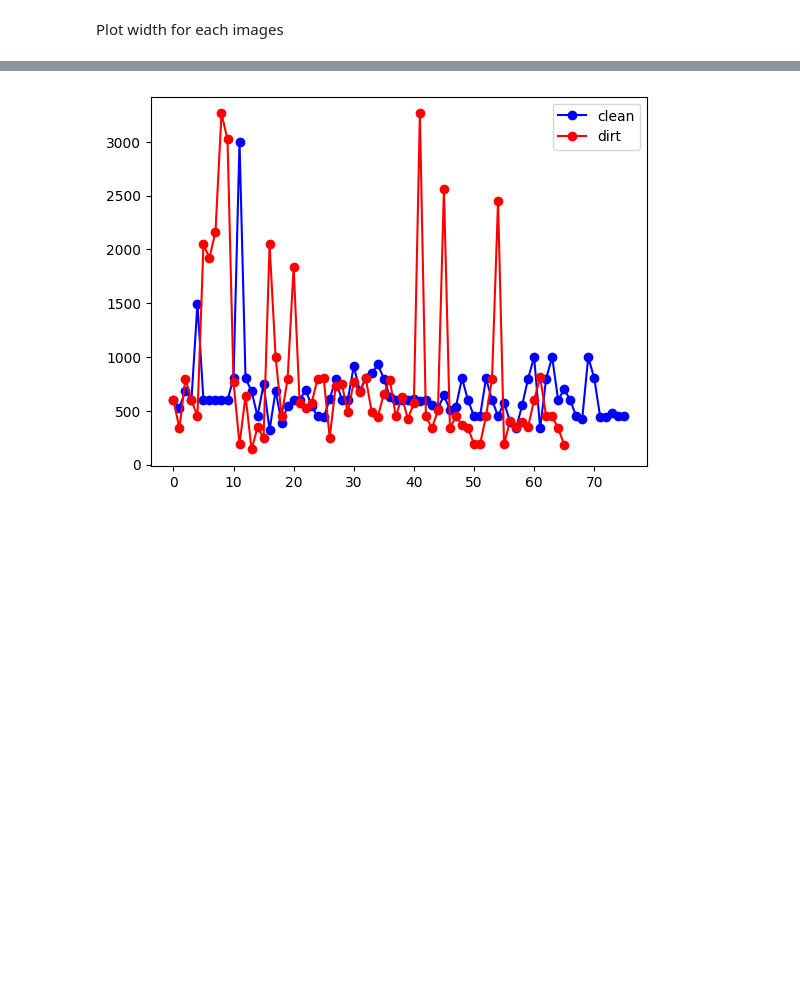
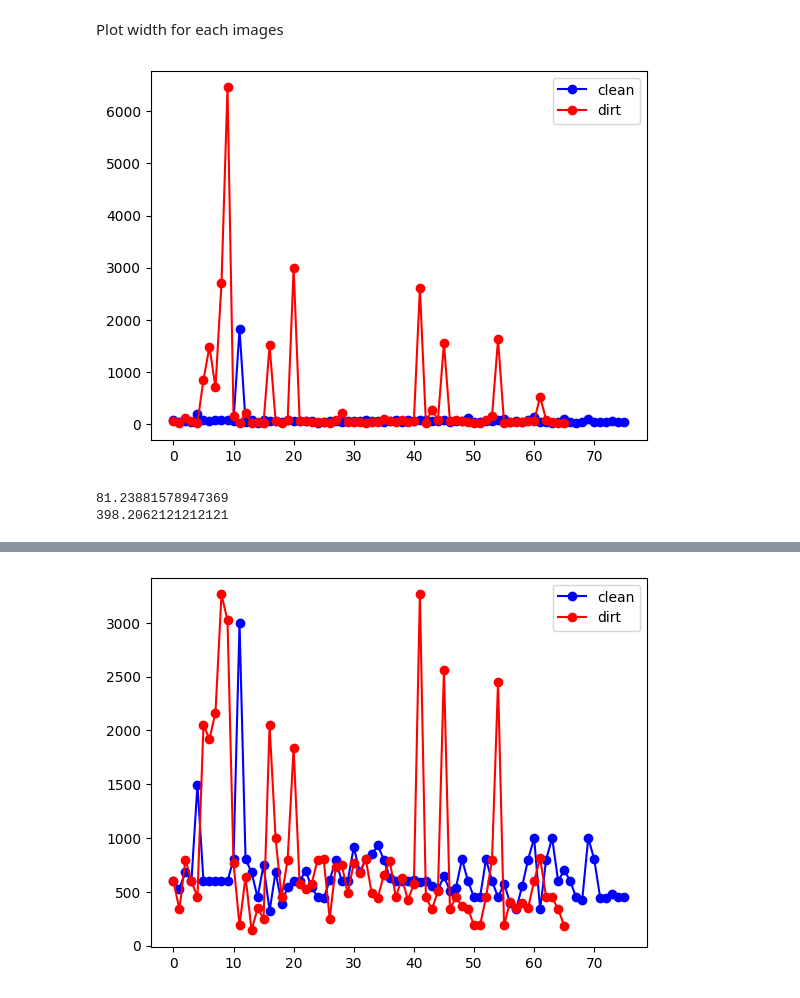
Before and after one commit to Antsurf/bin-oculaire, a Jupyter notebook: app/classifier.ipynb, the cells around one changed output, grey strips where cells are left out. Saved outputs shown, nothing was run; the diff lists cells and outputs as text; code cells hidden in the pictures; blank space fills up the shorter version.

```diff
--- a/app/classifier.ipynb
+++ b/app/classifier.ipynb
@@ -103,3 +105,15 @@ df_dirty = df[df['class'] == 'dirty']
 df_dirty = df_dirty.reset_index()
 # %% [markdown]
 Plot width for each images
+# %%
+plt.plot(df_clean.index, df_clean['file_size'], '-o', c='blue', label="clean")
+plt.plot(df_dirty.index, df_dirty['file_size'], '-o', c='red', label="dirt")
+plt.legend()
+plt.show()
+
+print(df_clean['file_size'].mean())
+print(df_dirty['file_size'].mean())
+# %% [output]
+[figure, added]
+81.23881578947369
+398.2062121212121
```
Also changed, not shown: parts of 22 cells of this notebook, 1 other file.
